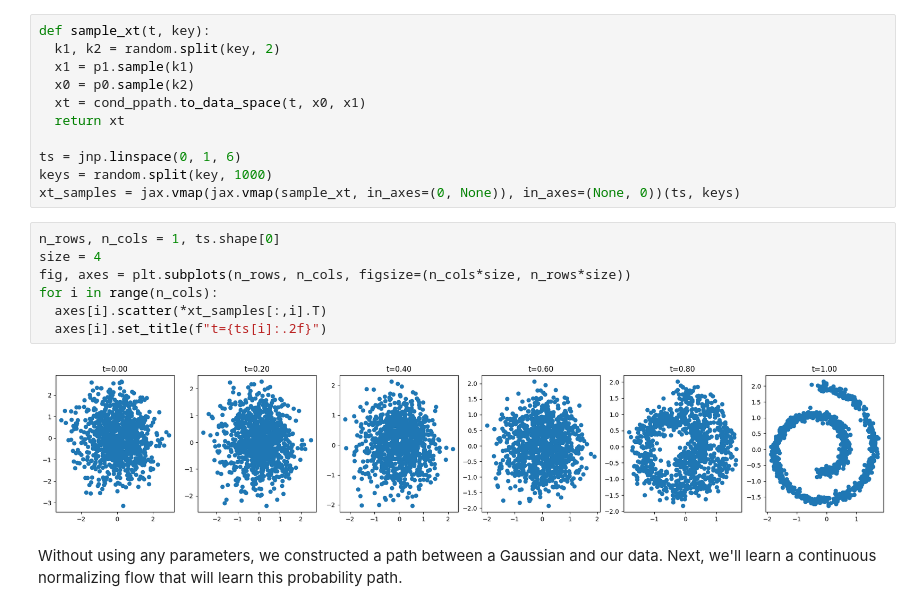
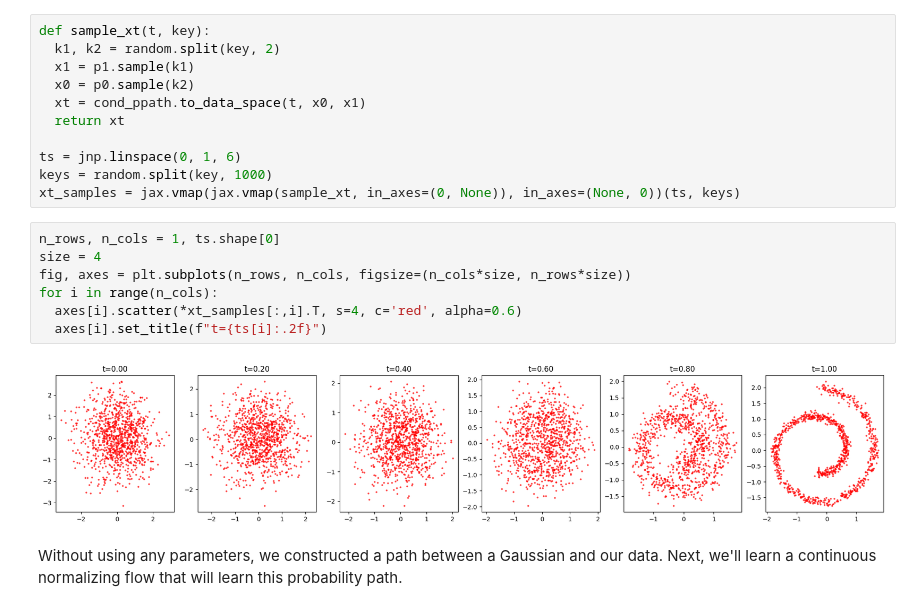
Before and after one commit to EddieCunningham/generax, a Jupyter notebook: notebooks/cnf.ipynb, the cells around one changed output. Drawn from its saved outputs; the diff is of its cells as text.

```diff
--- a/notebooks/cnf.ipynb
+++ b/notebooks/cnf.ipynb
@@ -78,12 +78,12 @@ xt_samples = jax.vmap(jax.vmap(sample_xt, in_axes=(0, None)), in_axes=(None, 0))
 # %%
 n_rows, n_cols = 1, ts.shape[0]
 size = 4
 fig, axes = plt.subplots(n_rows, n_cols, figsize=(n_cols*size, n_rows*size))
 for i in range(n_cols):
-  axes[i].scatter(*xt_samples[:,i].T)
+  axes[i].scatter(*xt_samples[:,i].T, s=4, c='red', alpha=0.6)
   axes[i].set_title(f"t={ts[i]:.2f}")
 # %% [output]
-[figure, old version]
+[figure, new version]
 # %% [markdown]
 Without using any parameters, we constructed a path between a Gaussian and our data.  Next, we'll learn a continuous normalizing flow that will learn this probability path.
 # %%
```
Also changed, not shown: parts of 1 cell of this notebook, 19 other files.
